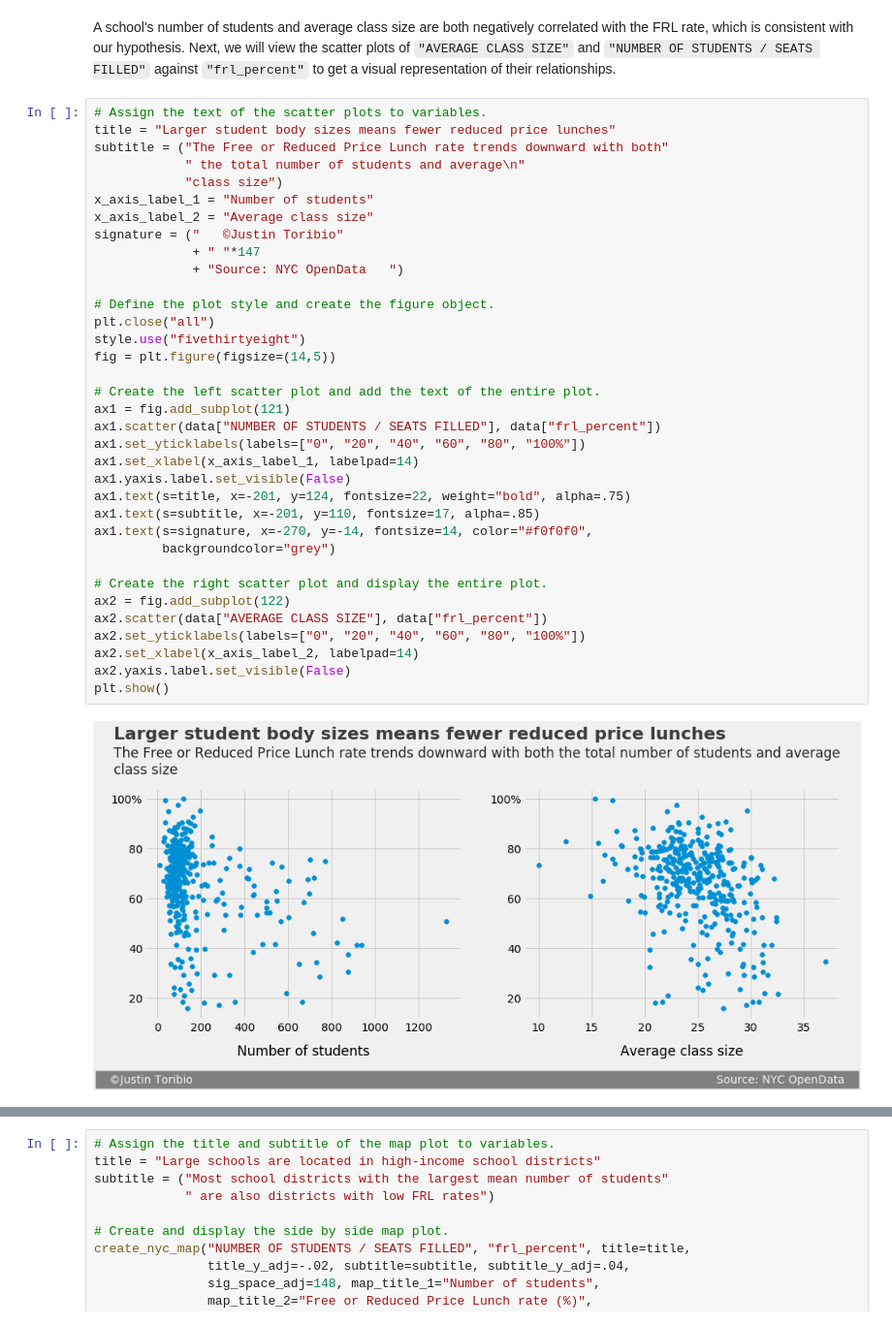
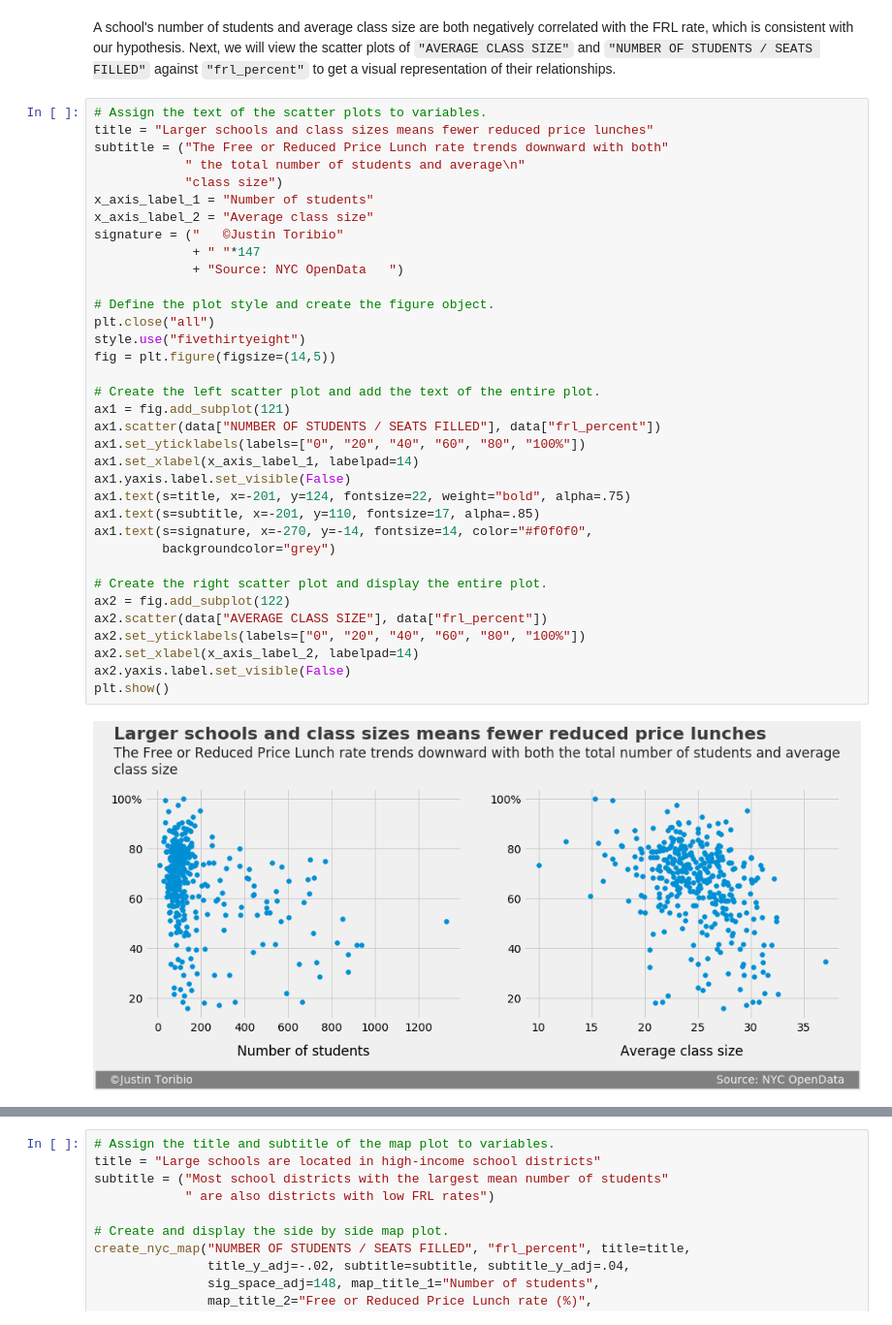
Before and after one commit to JustinToribio/analyzing-the-sat, a Jupyter notebook: notebooks/1.0-jt-analyze-the-sat.ipynb, the cells around one changed output, grey strips where cells are left out. Shown at 97% size. Cells and saved outputs as stored; diff of their text form.

```diff
--- a/notebooks/1.0-jt-analyze-the-sat.ipynb
+++ b/notebooks/1.0-jt-analyze-the-sat.ipynb
@@ -1030,41 +1030,41 @@ corr_bar_plot(data, "frl_percent", columns=columns,
 A school's number of students and average class size are both negatively correlated with the FRL rate, which is consistent with our hypothesis.  Next, we will view the scatter plots of `"AVERAGE CLASS SIZE"` and `"NUMBER OF STUDENTS / SEATS FILLED"` against `"frl_percent"` to get a visual representation of their relationships.
 # %%
 # Assign the text of the scatter plots to variables.
-title = "Larger student body sizes means fewer reduced price lunches"
+title = "Larger schools and class sizes means fewer reduced price lunches"
 subtitle = ("The Free or Reduced Price Lunch rate trends downward with both"
             " the total number of students and average\n"
             "class size")
 x_axis_label_1 = "Number of students"
 x_axis_label_2 = "Average class size"
 signature = ("   ©Justin Toribio"
              + " "*147
              + "Source: NYC OpenData   ")
 
 # Define the plot style and create the figure object.
 plt.close("all")
 style.use("fivethirtyeight")
 fig = plt.figure(figsize=(14,5))
 
 # Create the left scatter plot and add the text of the entire plot.
 ax1 = fig.add_subplot(121)
 ax1.scatter(data["NUMBER OF STUDENTS / SEATS FILLED"], data["frl_percent"])
 ax1.set_yticklabels(labels=["0", "20", "40", "60", "80", "100%"])
 ax1.set_xlabel(x_axis_label_1, labelpad=14)
 ax1.yaxis.label.set_visible(False)
 ax1.text(s=title, x=-201, y=124, fontsize=22, weight="bold", alpha=.75)
 ax1.text(s=subtitle, x=-201, y=110, fontsize=17, alpha=.85)
 ax1.text(s=signature, x=-270, y=-14, fontsize=14, color="#f0f0f0",
          backgroundcolor="grey")
 
 # Create the right scatter plot and display the entire plot.
 ax2 = fig.add_subplot(122)
 ax2.scatter(data["AVERAGE CLASS SIZE"], data["frl_percent"])
 ax2.set_yticklabels(labels=["0", "20", "40", "60", "80", "100%"])
 ax2.set_xlabel(x_axis_label_2, labelpad=14)
 ax2.yaxis.label.set_visible(False)
 plt.show()
 # %% [output]
-[figure, old version]
+[figure, new version]
 # %% [markdown]
 The FRL rate trends downward with both the total number of students and average class size.  The maximum FRL rate decreases as both the number of students and average class size increases.  Again, this is consistent with our hypothesis.
 
```
Also changed, not shown: parts of 8 cells of this notebook.
